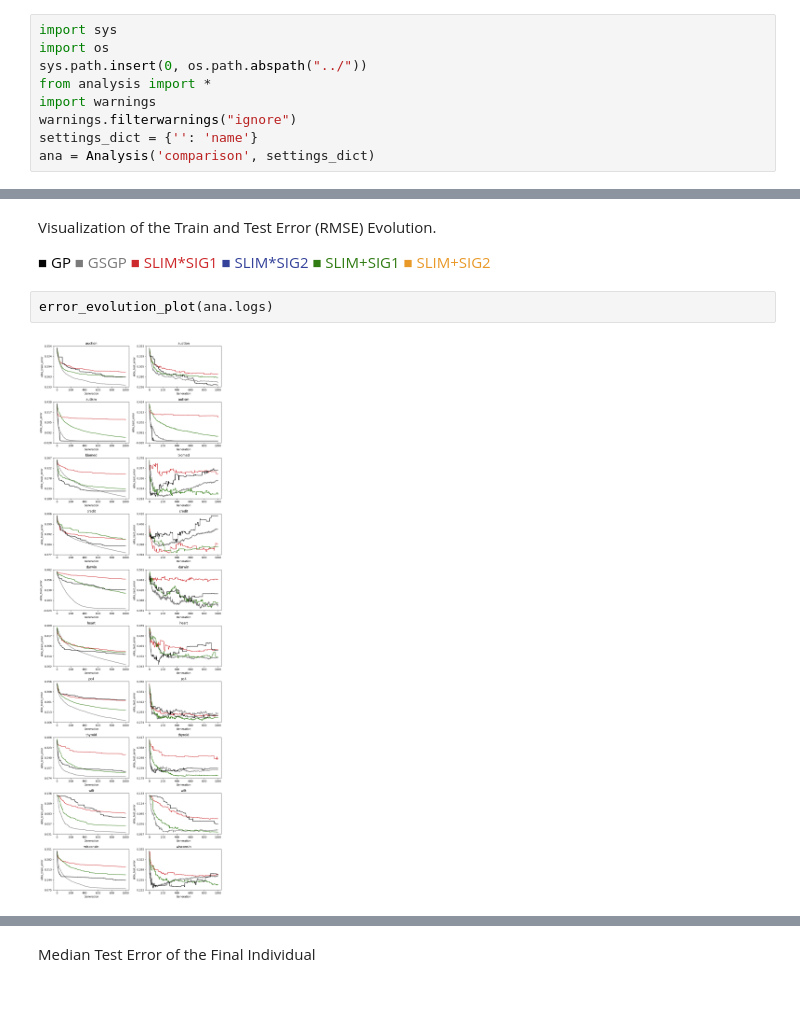
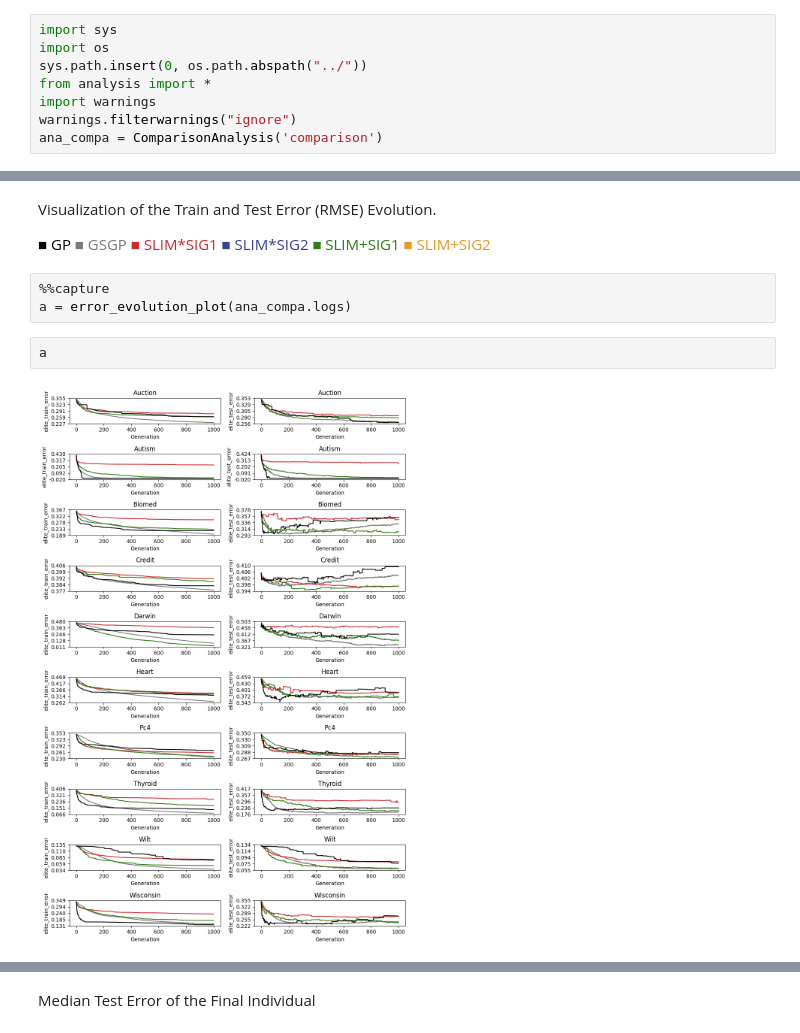
Before and after one commit to LeonDebatin/slim, a Jupyter notebook: mastero/experiments/RQ_Comparison/Comparison_analysis.ipynb, the cells around one changed output, grey strips where cells are left out. Saved outputs shown, nothing was run; the diff lists cells and outputs as text; blank space fills up the shorter version.

```diff
--- a/mastero/experiments/RQ_Comparison/Comparison_analysis.ipynb
+++ b/mastero/experiments/RQ_Comparison/Comparison_analysis.ipynb
@@ -61,5 +61,4 @@ sys.path.insert(0, os.path.abspath("../"))
 from analysis import *
 import warnings
 warnings.filterwarnings("ignore")
-settings_dict = {'': 'name'}
-ana = Analysis('comparison', settings_dict)
+ana_compa = ComparisonAnalysis('comparison')
@@ -106,7 +72,10 @@ Visualization of the Train and Test Error (RMSE) Evolution.
 <span style="color:#34429a;">&#9632; SLIM&#42;SIG2</span>
 <span style="color:#307b12;">&#9632;  SLIM+SIG1</span>
 <span style="color:#e99928;">&#9632;  SLIM+SIG2</span>
-# %%
-error_evolution_plot(ana.logs)
-# %% [output]
-[figure, removed]
+# %%
+%%capture
+a = error_evolution_plot(ana_compa.logs)
+# %%
+a
+# %% [output]
+[figure, added]
```
Also changed, not shown: parts of 28 cells of this notebook, 25 other files.
